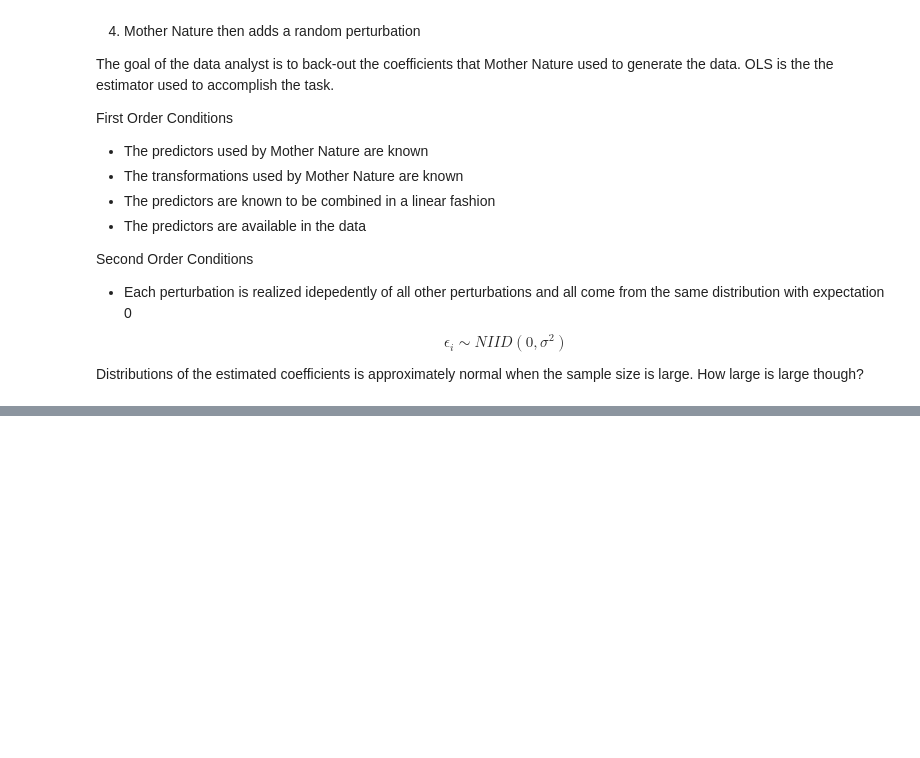
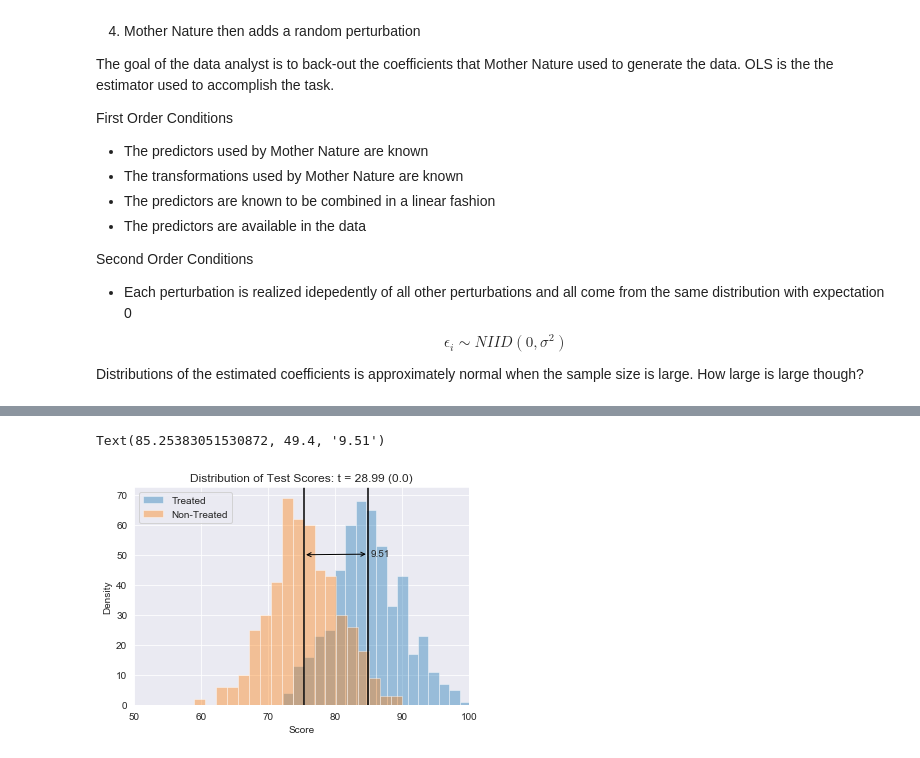
Before and after one commit to zduey/metrics, a Jupyter notebook: 00_background.ipynb, the cells around one changed output, grey strips where cells are left out. Cells and saved outputs as stored; diff of their text form; code cells hidden in the pictures; blank space fills up the shorter version.

```diff
--- a/00_background.ipynb
+++ b/00_background.ipynb
@@ -237,0 +303,22 @@ Distributions of the estimated coefficients is approximately normal when the sam
+# %%
+treated = test_scores[np.where(treatment == 1)]
+untreated = test_scores[np.where(treatment == 0)]
+
+t_stat, p_val = ttest_ind(treated, untreated)
+
+fig, ax = plt.subplots()
+sns.distplot(treated, kde=False, label="Treated", ax=ax)
+sns.distplot(untreated, kde=False, label="Non-Treated", ax=ax)
+ax.axvline(np.mean(treated), 0, 1, color="black")
+ax.axvline(np.mean(untreated), 0, 1, color="black")
+ax.set_xlim(50, 100)
+ax.set_title("Distribution of Test Scores: t = {} ({})".format(round(t_stat, 3), round(p_val, 3)))
+ax.set_xlabel("Score")
+ax.set_ylabel("Density")
+ax.legend()
+ax.annotate('{}'.format(round(np.mean(treated) - np.mean(untreated), 2)),
+            xy=(np.mean(untreated),50), xytext=(np.mean(treated) + 0.4,49.4),
+            arrowprops=dict(arrowstyle='<->', color="black"))
+# %% [output]
+Text(85.25383051530872, 49.4, '9.51')
+[figure, added]
```
Also changed, not shown: parts of 21 cells of this notebook, 1 other file.
